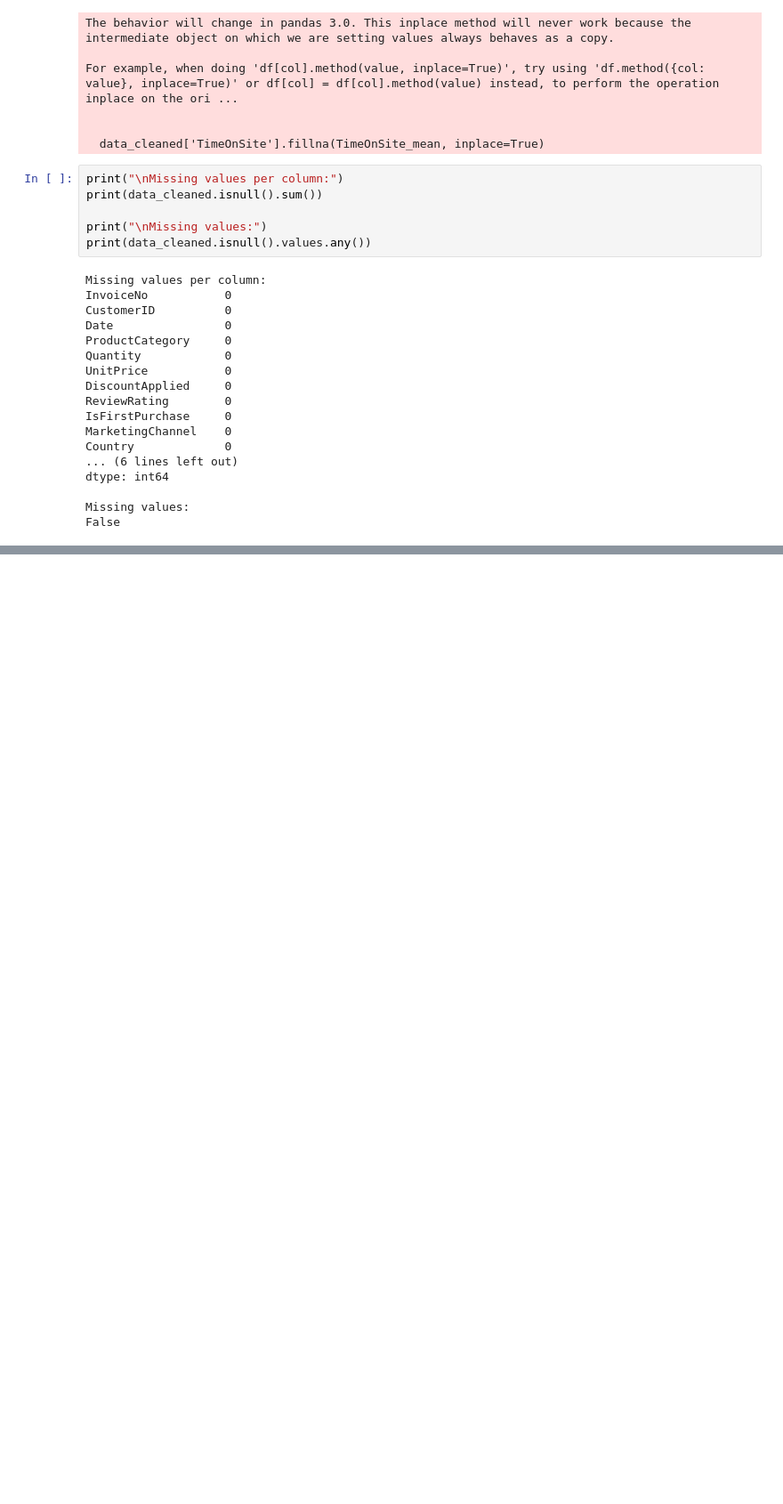
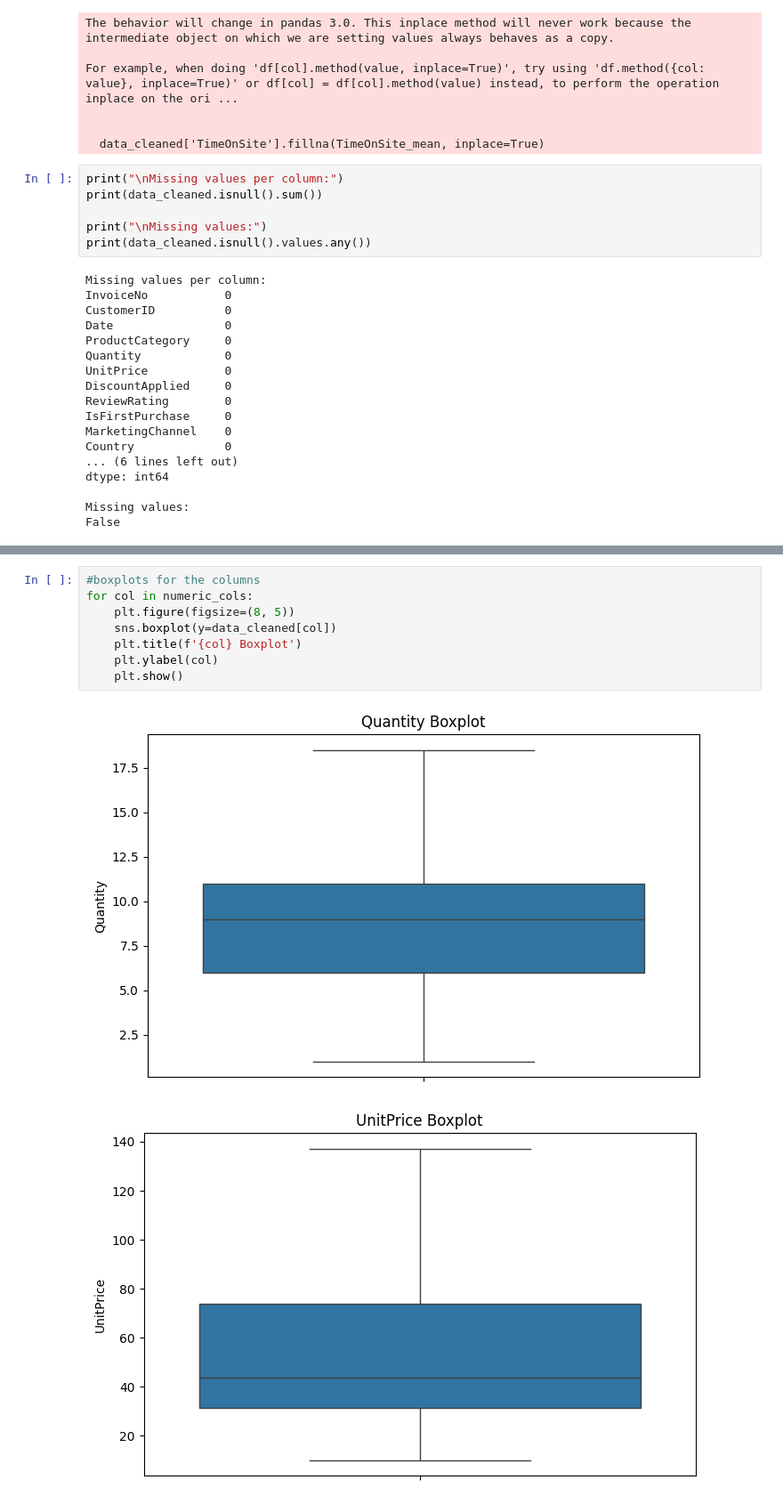
Before and after one commit to Eba-Fekadu/Stat_Capstone, a Jupyter notebook: questionFile.ipynb, the cells around one changed output, grey strips where cells are left out. Shown at 89% size. Cells and saved outputs as stored; diff of their text form; blank space fills up the shorter version.

```diff
--- a/questionFile.ipynb
+++ b/questionFile.ipynb
@@ -331,0 +430,11 @@ dtype: int64
+# %%
+#boxplots for the columns
+for col in numeric_cols:
+    plt.figure(figsize=(8, 5))
+    sns.boxplot(y=data_cleaned[col])
+    plt.title(f'{col} Boxplot')
+    plt.ylabel(col)
+    plt.show()
+# %% [output]
+[figure, added]
+[figure, added]
```
Also changed, not shown: parts of 9 cells of this notebook.
